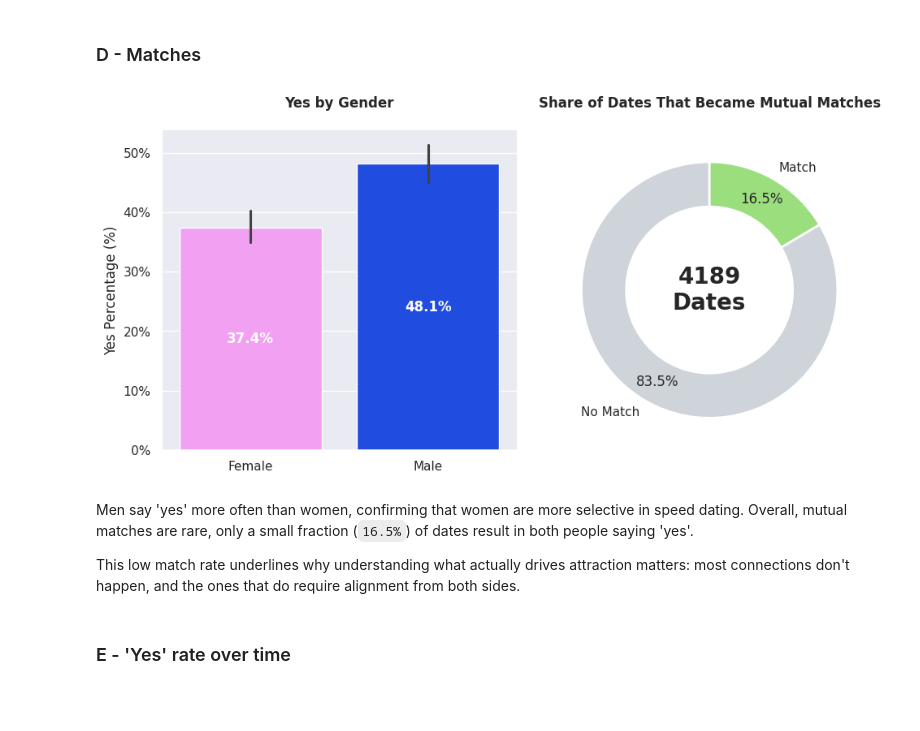
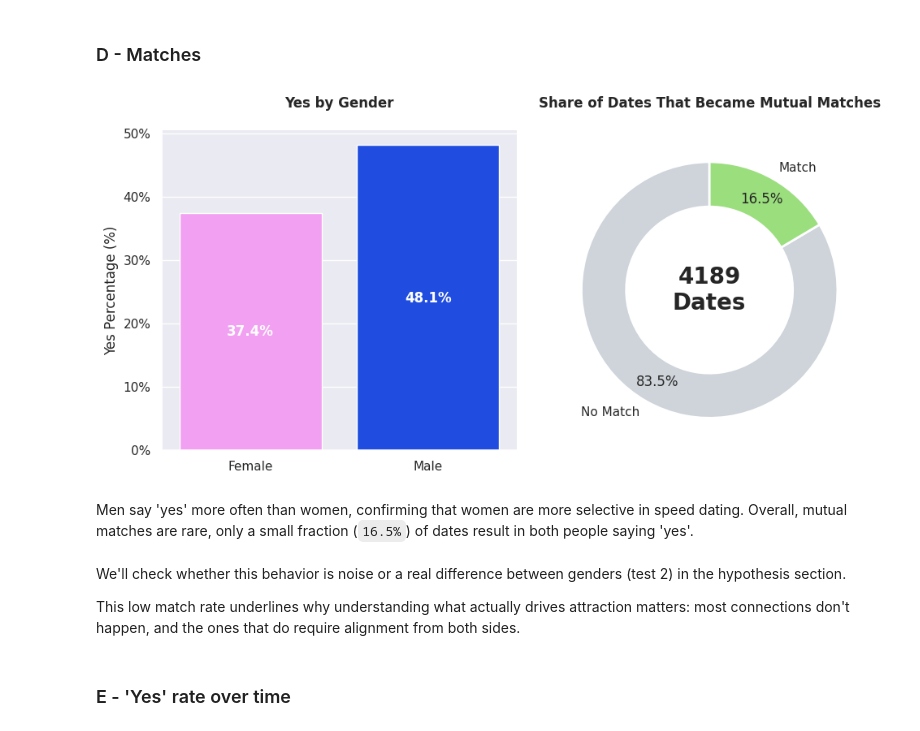
Before and after one commit to Gargamelch/Speed_Dating_Project, a Jupyter notebook: tinder_speed_dating.ipynb, the cells around one changed output. Saved outputs shown, nothing was run; the diff lists cells and outputs as text; code cells hidden in the pictures; blank space fills up the shorter version.

```diff
--- a/tinder_speed_dating.ipynb
+++ b/tinder_speed_dating.ipynb
@@ -762,7 +780,7 @@ sns.barplot(
     hue='gender',
     palette=colors_sex,
     ax=axes[0],
-    errorbar=('ci', 95),
+    errorbar=None #('ci', 95),
 )
 
 # Add value labels on top of each bar
@@ -770,36 +788,39 @@ for container in axes[0].containers:
     axes[0].bar_label(container, fmt=lambda x: f'{x*100:.1f}%', label_type='center', color='white', fontweight='bold')
 
 axes[0].set_xlabel('')
 axes[0].set_ylabel('Yes Percentage (%)')
 axes[0].set_title('Yes by Gender', fontweight='bold', y=1.05)
 axes[0].yaxis.set_major_formatter(PercentFormatter(xmax=1, decimals=0))   # Axis in %
 
 axes[1].pie(tinder_df_match['count'],
         labels=tinder_df_match['match'],
         startangle=90,
         autopct='%1.1f%%',
         colors=['#ced4da', palette[5]],
         pctdistance=0.82,       # Move percentage into the donut chart
         wedgeprops={'width': 0.35, 'edgecolor': 'white', 'linewidth': 2}
         )
 
 axes[1].text(
     0, 0,
     f"{(tinder_df_match['count'].sum()/2).astype(int)}\nDates",
     ha='center',
     va='center',
     fontsize=20,
     fontweight='bold'
 )
 axes[1].set_title('Share of Dates That Became Mutual Matches', fontweight='bold', y=1.05)
 
 sns.despine()
 plt.tight_layout()
 plt.show()
 # %% [output]
-[figure, old version]
+[figure, new version]
 # %% [markdown]
 Men say 'yes' more often than women, confirming that women are more selective in speed dating. Overall, mutual matches are rare, only a small fraction (`16.5%`) of dates result in both people saying 'yes'.
+<br><br>
+We'll check whether this behavior is noise or a real difference between genders (test 2) in the hypothesis section.
+
 
 This low match rate underlines why understanding what actually drives attraction matters: most connections don't happen, and the ones that do require alignment from both sides.
 # %% [markdown]
```
Also changed, not shown: parts of 17 cells of this notebook.
